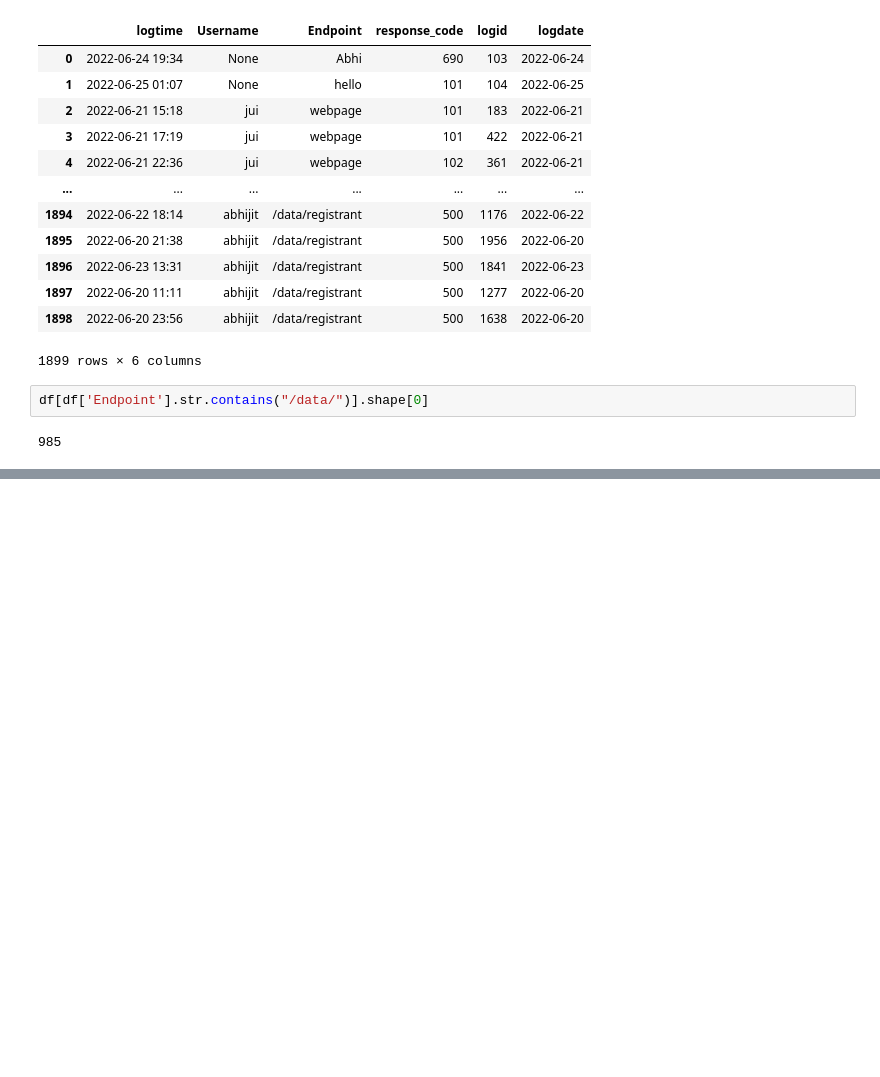
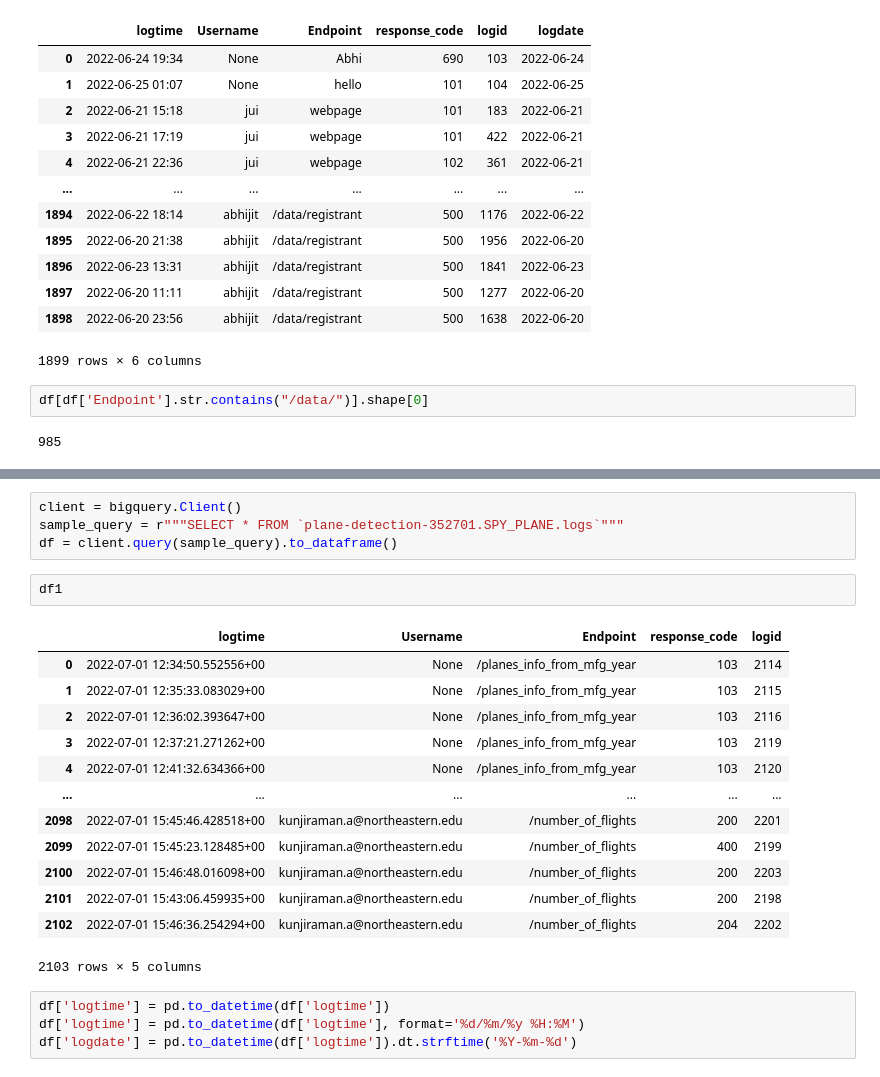
Before and after one commit to BigDataIA-Summer2022-Team04/Assignment_02, a Jupyter notebook: API/sandbox.ipynb, the cells around one changed output, grey strips where cells are left out. Drawn from its saved outputs; the diff is of its cells as text; blank space fills up the shorter version.

```diff
--- a/API/sandbox.ipynb
+++ b/API/sandbox.ipynb
@@ -408,0 +466,24 @@ df[df['Endpoint'].str.contains("/data/")].shape[0]
+# %%
+client = bigquery.Client()
+sample_query = r"""SELECT * FROM `plane-detection-352701.SPY_PLANE.logs`"""
+df = client.query(sample_query).to_dataframe()
+# %%
+df1
+# %% [output]
+|  | logtime | Username | Endpoint | response_code | logid |
+| 0 | 2022-07-01 12:34:50.552556+00 | None | /planes_info_from_mfg_year | 103 | 2114 |
+| 1 | 2022-07-01 12:35:33.083029+00 | None | /planes_info_from_mfg_year | 103 | 2115 |
+| 2 | 2022-07-01 12:36:02.393647+00 | None | /planes_info_from_mfg_year | 103 | 2116 |
+| 3 | 2022-07-01 12:37:21.271262+00 | None | /planes_info_from_mfg_year | 103 | 2119 |
+| 4 | 2022-07-01 12:41:32.634366+00 | None | /planes_info_from_mfg_year | 103 | 2120 |
+| ... | ... | ... | ... | ... | ... |
+| 2098 | 2022-07-01 15:45:46.428518+00 | kunjiraman.a@northeastern.edu | /number_of_flights | 200 | 2201 |
+| 2099 | 2022-07-01 15:45:23.128485+00 | kunjiraman.a@northeastern.edu | /number_of_flights | 400 | 2199 |
+| 2100 | 2022-07-01 15:46:48.016098+00 | kunjiraman.a@northeastern.edu | /number_of_flights | 200 | 2203 |
+| 2101 | 2022-07-01 15:43:06.459935+00 | kunjiraman.a@northeastern.edu | /number_of_flights | 200 | 2198 |
+| 2102 | 2022-07-01 15:46:36.254294+00 | kunjiraman.a@northeastern.edu | /number_of_flights | 204 | 2202 |
+2103 rows × 5 columns
+# %%
+df['logtime'] = pd.to_datetime(df['logtime'])
+df['logtime'] = pd.to_datetime(df['logtime'], format='%d/%m/%y %H:%M')
+df['logdate'] = pd.to_datetime(df['logtime']).dt.strftime('%Y-%m-%d')
```
Also changed, not shown: parts of 11 cells of this notebook, 1 other file.
